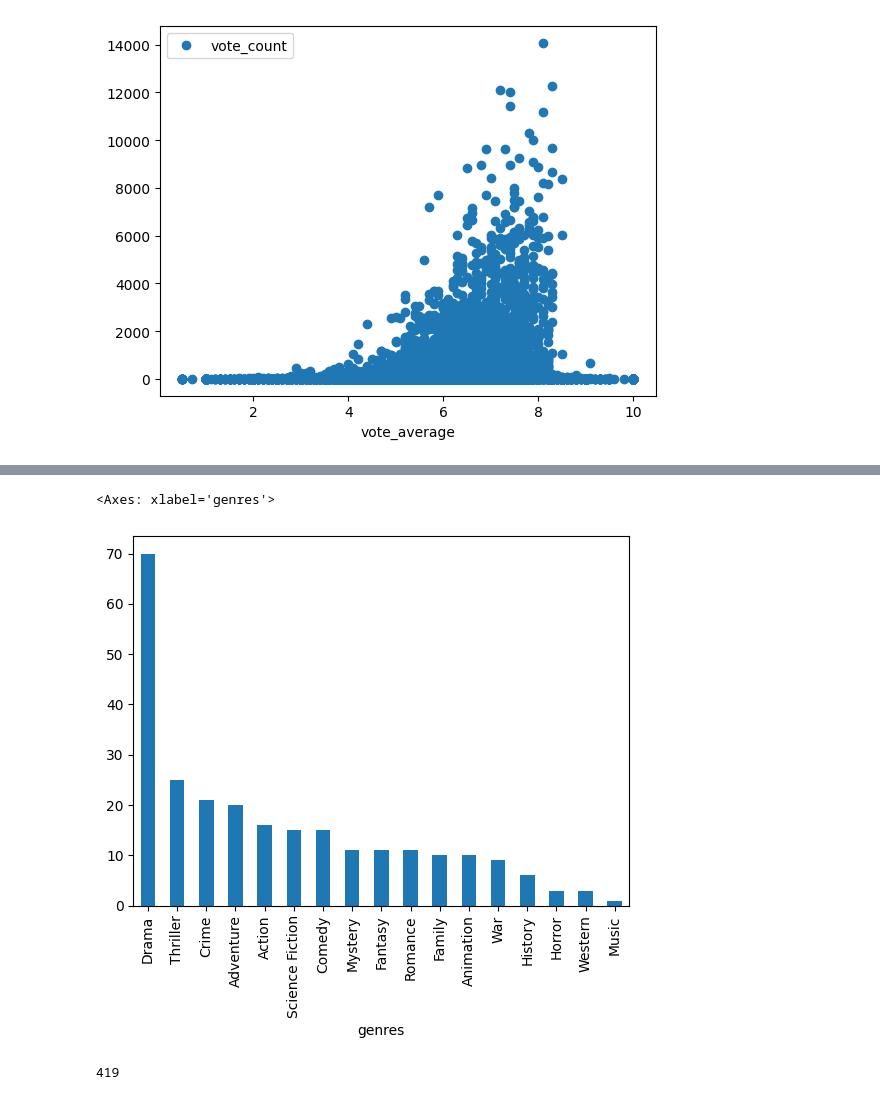
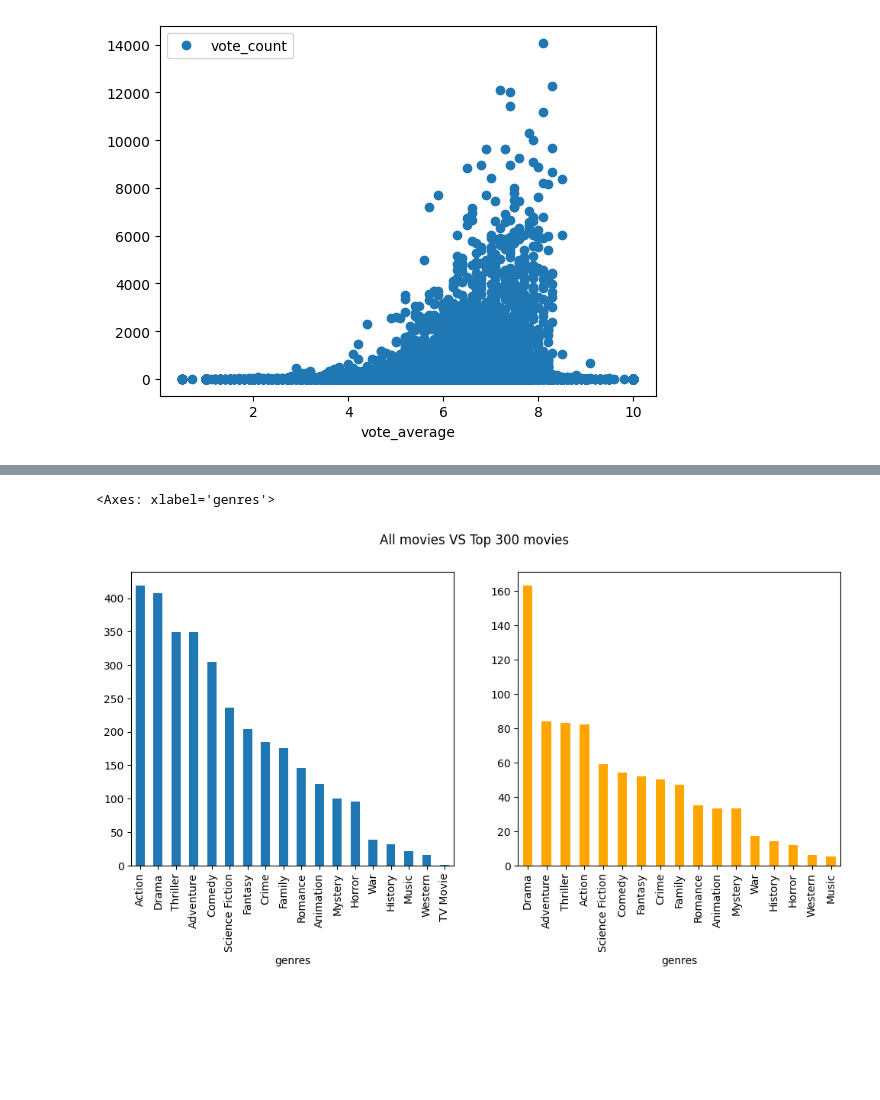
Before and after one commit to Chuckoo/AI_Final, a Jupyter notebook: main.ipynb, the cells around one changed output, grey strips where cells are left out. Cells and saved outputs as stored; diff of their text form; code cells hidden in the pictures; blank space fills up the shorter version.

```diff
--- a/main.ipynb
+++ b/main.ipynb
@@ -75,0 +123,5 @@ top_movies
+# %%
+top = 300
+movies = movies.sort_values('score', ascending=False)
+top_movies = movies.head(top)
+top_movies.head(5)
@@ -112,24 +161,13 @@ g_movies.genres.value_counts().plot(kind='bar')
-# %%
-top_movies = top_movies.explode("genres")
-top_movies.genres.value_counts().plot(kind='bar')
-# %% [output]
-<Axes: xlabel='genres'>
-[figure, removed]
-# %%
-from keras.preprocessing.sequence import pad_sequences
-from keras.layers import Embedding, LSTM, Dense, Dropout
-from keras.preprocessing.text import Tokenizer
-from keras.callbacks import EarlyStopping
-from keras.models import Sequential
-import keras.utils as ku
-import pandas as pd
-import numpy as np
-import string, os
-import warnings
-warnings.filterwarnings("ignore")
-warnings.simplefilter(action='ignore', category=FutureWarning)
-#longpath problem
-all_descriptions = list(movies.overview.values)
-len(all_descriptions)
-# %% [output]
-419
+# %%
+import matplotlib.pyplot as plt
+
+fig, axs = plt.subplots(1, 2, figsize=(12, 5))
+fig.suptitle('All movies VS Top ' + str(top) + ' movies')
+
+top_movies = top_movies.explode("genres")
+
+g_movies.genres.value_counts().plot(kind='bar', ax=axs[0])
+top_movies.genres.value_counts().plot(kind='bar',ax=axs[1], color = "orange")
+# %% [output]
+<Axes: xlabel='genres'>
+[figure, added]
```
Also changed, not shown: parts of 30 cells of this notebook.
